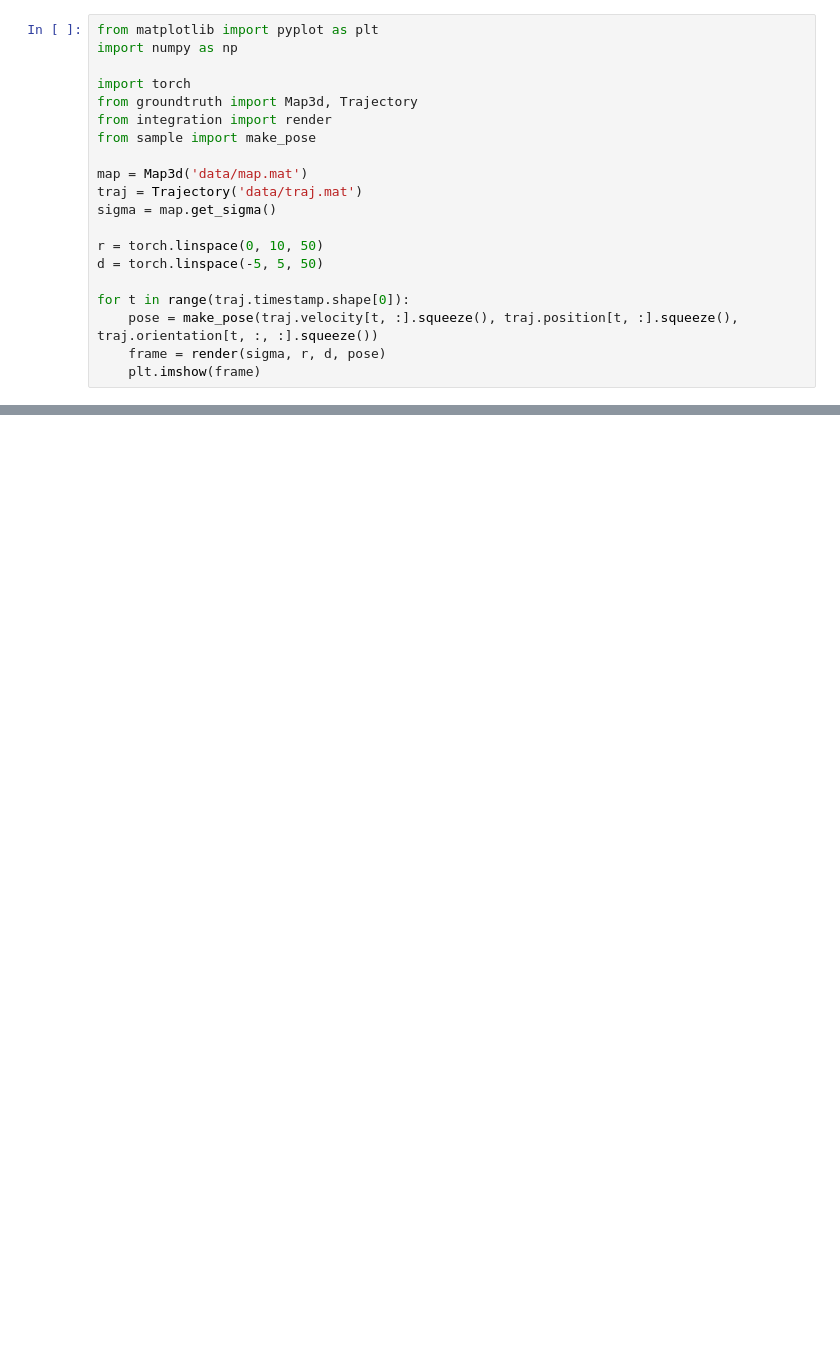
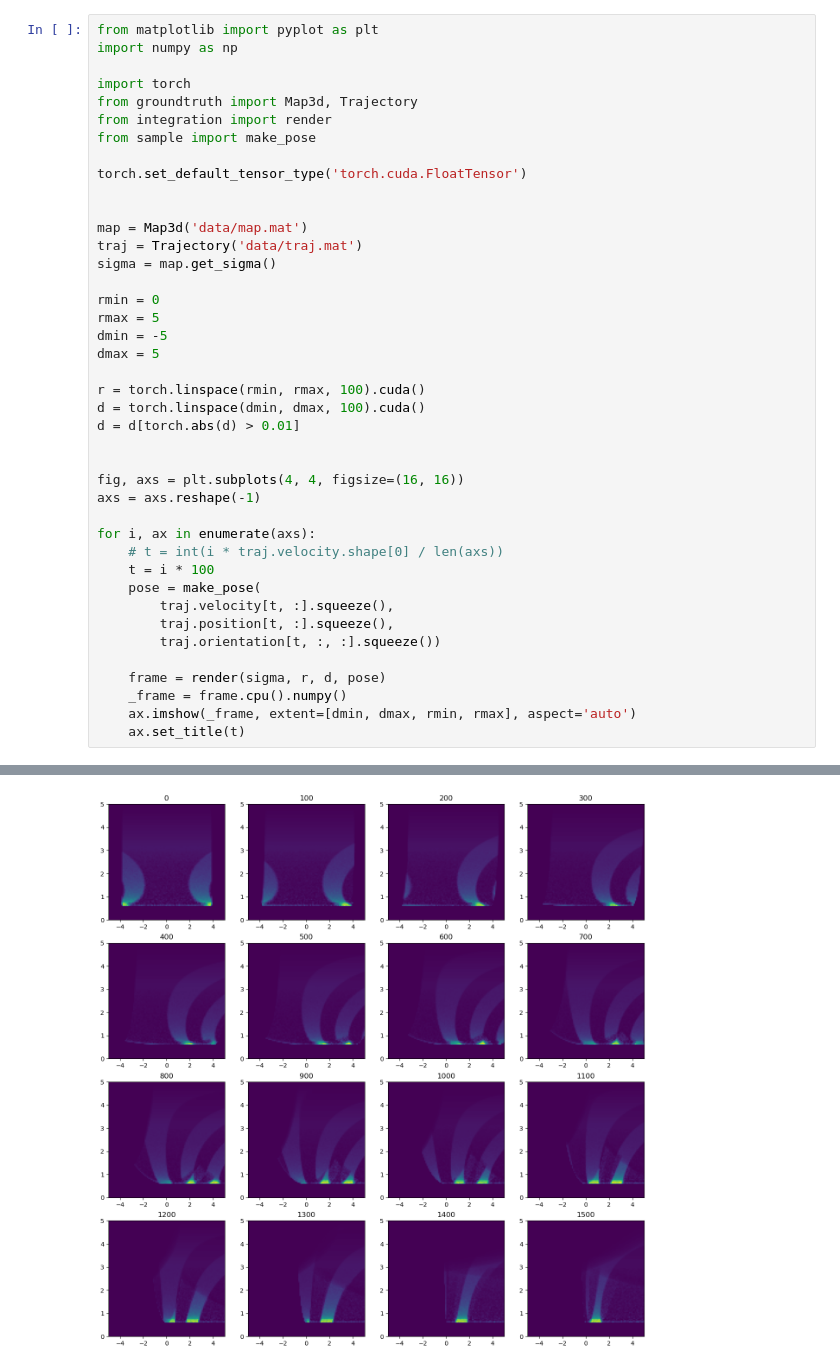
Before and after one commit to WiseLabCMU/dart, a Jupyter notebook: test.ipynb, the cells around one changed output, grey strips where cells are left out. Saved outputs shown, nothing was run; the diff lists cells and outputs as text; blank space fills up the shorter version.

```diff
--- a/test.ipynb
+++ b/test.ipynb
@@ -7,15 +7,36 @@ from groundtruth import Map3d, Trajectory
 from integration import render
 from sample import make_pose
 
+torch.set_default_tensor_type('torch.cuda.FloatTensor')
+
+
 map = Map3d('data/map.mat')
 traj = Trajectory('data/traj.mat')
 sigma = map.get_sigma()
 
-r = torch.linspace(0, 10, 50)
-d = torch.linspace(-5, 5, 50)
+rmin = 0
+rmax = 5
+dmin = -5
+dmax = 5
 
-for t in range(traj.timestamp.shape[0]):
-    pose = make_pose(traj.velocity[t, :].squeeze(), traj.position[t, :].squeeze(), traj.orientation[t, :, :].squeeze())
+r = torch.linspace(rmin, rmax, 100).cuda()
+d = torch.linspace(dmin, dmax, 100).cuda()
+d = d[torch.abs(d) > 0.01]
+
+
+fig, axs = plt.subplots(4, 4, figsize=(16, 16))
+axs = axs.reshape(-1)
+
+for i, ax in enumerate(axs):
+    # t = int(i * traj.velocity.shape[0] / len(axs))
+    t = i * 100
+    pose = make_pose(
+        traj.velocity[t, :].squeeze(),
+        traj.position[t, :].squeeze(),
+        traj.orientation[t, :, :].squeeze())
+
     frame = render(sigma, r, d, pose)
-    plt.imshow(frame)
+    _frame = frame.cpu().numpy()
+    ax.imshow(_frame, extent=[dmin, dmax, rmin, rmax], aspect='auto')
+    ax.set_title(t)
 # %% [output]
@@ -22,0 +43 @@ RuntimeError: The size of tensor a (2500) must match the size of tensor b (360)
+[figure, added]
```
Also changed, not shown: parts of 1 cell of this notebook, 3 other files.
